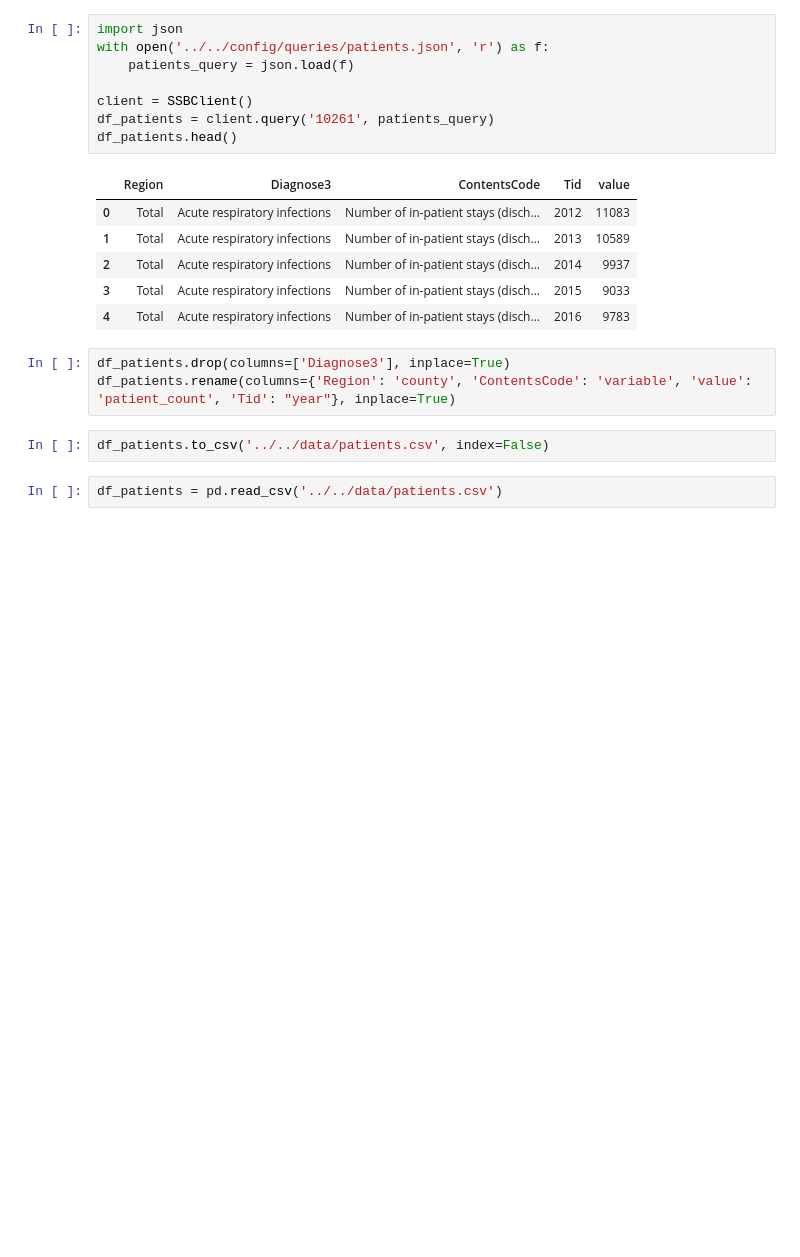
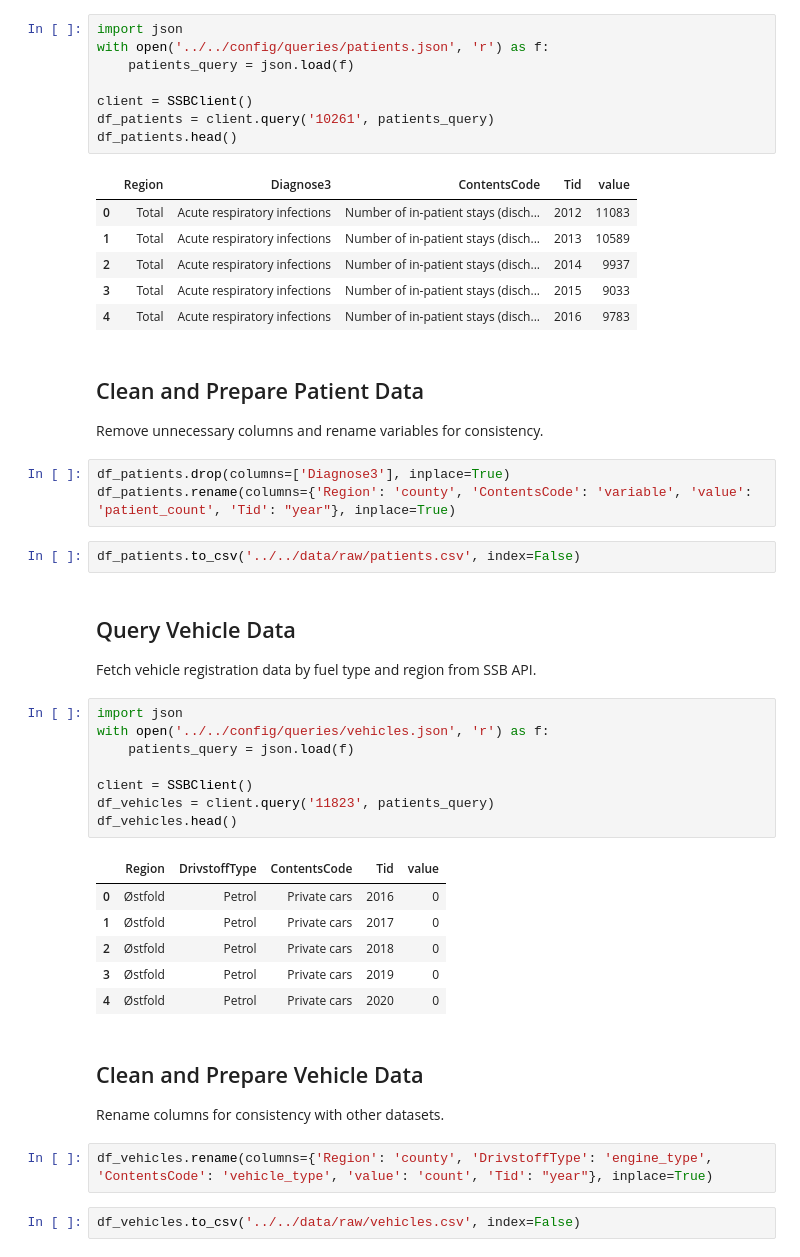
Before and after one commit to felixschulz385/evs-and-health, a Jupyter notebook: src/notebooks/experiments.ipynb, the cells around one changed output. Saved outputs shown, nothing was run; the diff lists cells and outputs as text; blank space fills up the shorter version.

```diff
--- a/src/notebooks/experiments.ipynb
+++ b/src/notebooks/experiments.ipynb
@@ -25,10 +25,36 @@ df_patients.head()
 | 2 | Total | Acute respiratory infections | Number of in-patient stays (disch... | 2014 | 9937 |
 | 3 | Total | Acute respiratory infections | Number of in-patient stays (disch... | 2015 | 9033 |
 | 4 | Total | Acute respiratory infections | Number of in-patient stays (disch... | 2016 | 9783 |
+# %% [markdown]
+## Clean and Prepare Patient Data
+Remove unnecessary columns and rename variables for consistency.
 # %%
 df_patients.drop(columns=['Diagnose3'], inplace=True)
 df_patients.rename(columns={'Region': 'county', 'ContentsCode': 'variable', 'value': 'patient_count', 'Tid': "year"}, inplace=True)
 # %%
-df_patients.to_csv('../../data/patients.csv', index=False)
+df_patients.to_csv('../../data/raw/patients.csv', index=False)
-# %%
-df_patients = pd.read_csv('../../data/patients.csv')
+# %% [markdown]
+## Query Vehicle Data
+Fetch vehicle registration data by fuel type and region from SSB API.
+# %%
+import json
+with open('../../config/queries/vehicles.json', 'r') as f:
+    patients_query = json.load(f)
+
+client = SSBClient()
+df_vehicles = client.query('11823', patients_query)
+df_vehicles.head()
+# %% [output]
+|  | Region | DrivstoffType | ContentsCode | Tid | value |
+| 0 | Østfold | Petrol | Private cars | 2016 | 0 |
+| 1 | Østfold | Petrol | Private cars | 2017 | 0 |
+| 2 | Østfold | Petrol | Private cars | 2018 | 0 |
+| 3 | Østfold | Petrol | Private cars | 2019 | 0 |
+| 4 | Østfold | Petrol | Private cars | 2020 | 0 |
+# %% [markdown]
+## Clean and Prepare Vehicle Data
+Rename columns for consistency with other datasets.
+# %%
+df_vehicles.rename(columns={'Region': 'county', 'DrivstoffType': 'engine_type', 'ContentsCode': 'vehicle_type', 'value': 'count', 'Tid': "year"}, inplace=True)
+# %%
+df_vehicles.to_csv('../../data/raw/vehicles.csv', index=False)
```
Also changed, not shown: parts of 37 cells of this notebook, 2 other files.
